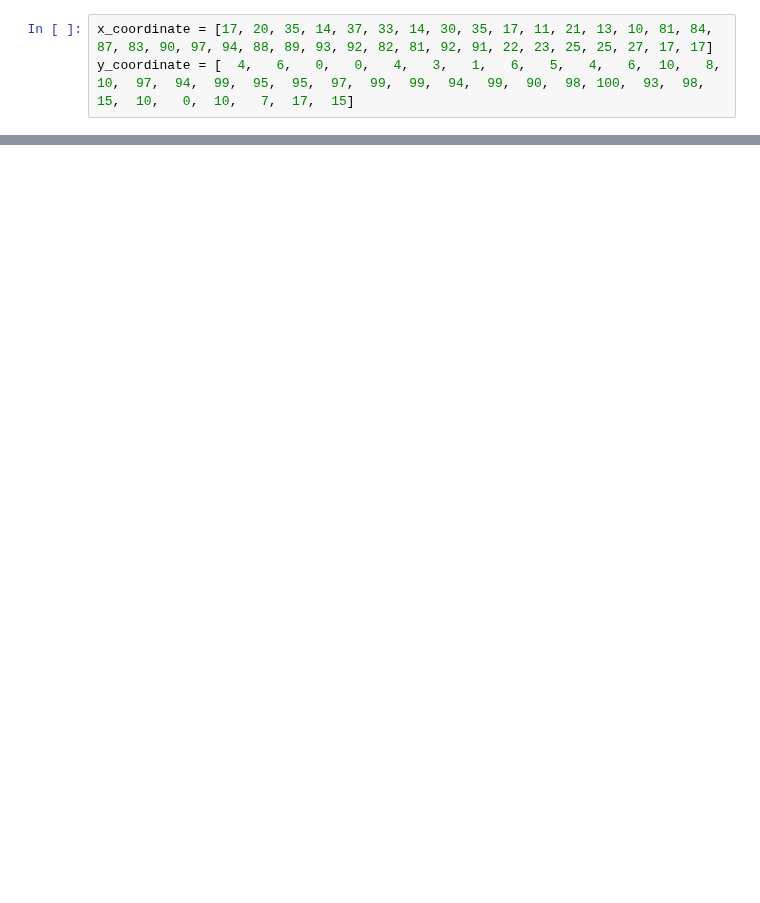
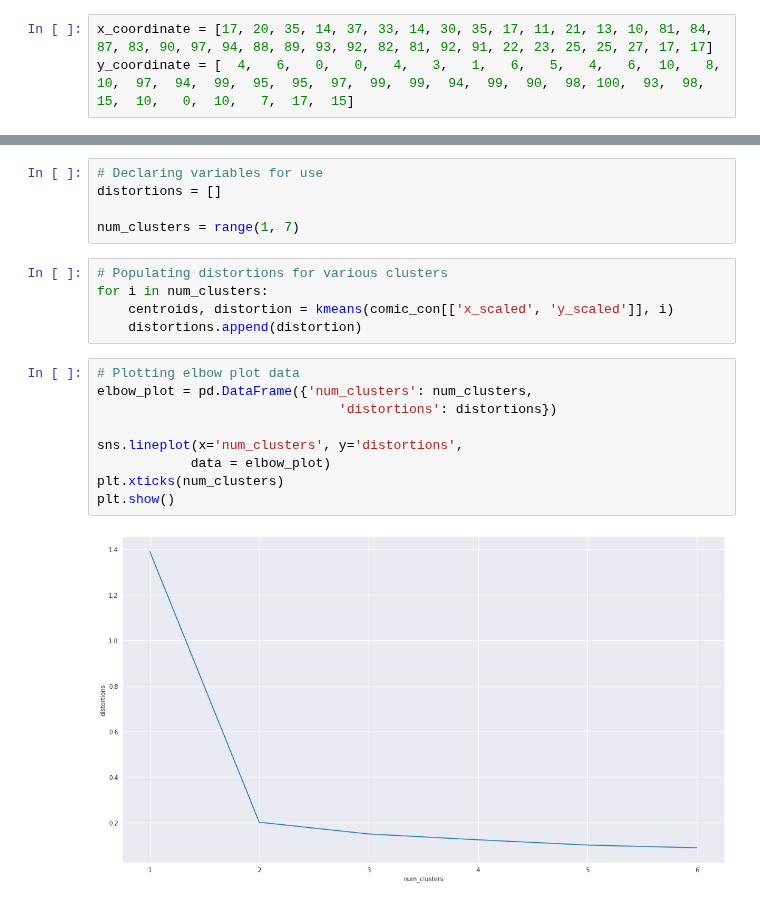
Before and after one commit to MikSm1th/datacamp_notes, a Jupyter notebook: clusterting_w_SciPy/3_Basics_of_k_means.ipynb, the cells around one changed output, grey strips where cells are left out. Cells and saved outputs as stored; diff of their text form; blank space fills up the shorter version.

```diff
--- a/clusterting_w_SciPy/3_Basics_of_k_means.ipynb
+++ b/clusterting_w_SciPy/3_Basics_of_k_means.ipynb
@@ -51,0 +84,21 @@ df = pd.DataFrame({'x_coordinate': x_coordinate,
+# %%
+# Declaring variables for use
+distortions = []
+
+num_clusters = range(1, 7)
+# %%
+# Populating distortions for various clusters
+for i in num_clusters:
+    centroids, distortion = kmeans(comic_con[['x_scaled', 'y_scaled']], i)
+    distortions.append(distortion)
+# %%
+# Plotting elbow plot data
+elbow_plot = pd.DataFrame({'num_clusters': num_clusters,
+                               'distortions': distortions})
+
+sns.lineplot(x='num_clusters', y='distortions',
+            data = elbow_plot)
+plt.xticks(num_clusters)
+plt.show()
+# %% [output]
+[figure, added]
```
Also changed, not shown: parts of 12 cells of this notebook, 2 other files.
